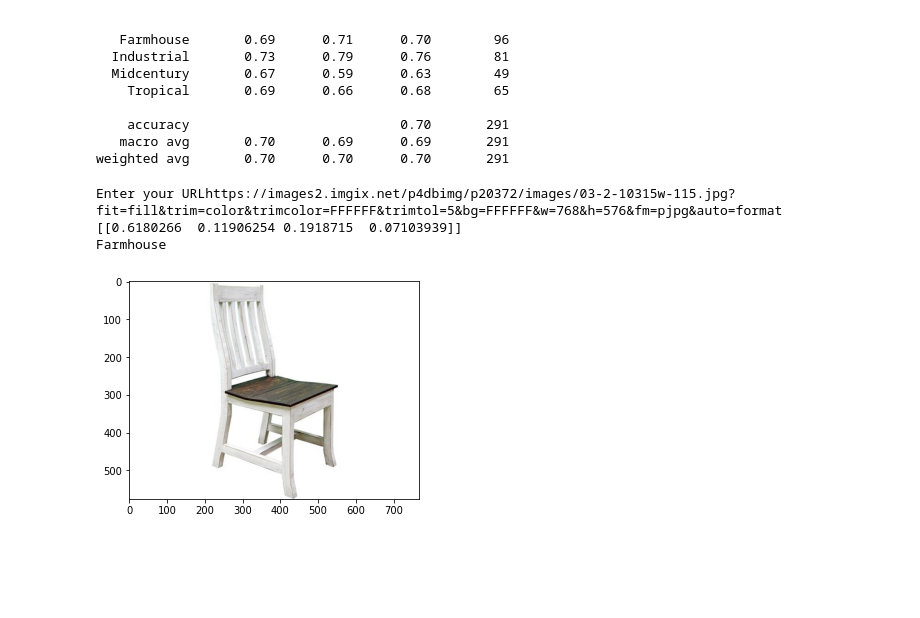
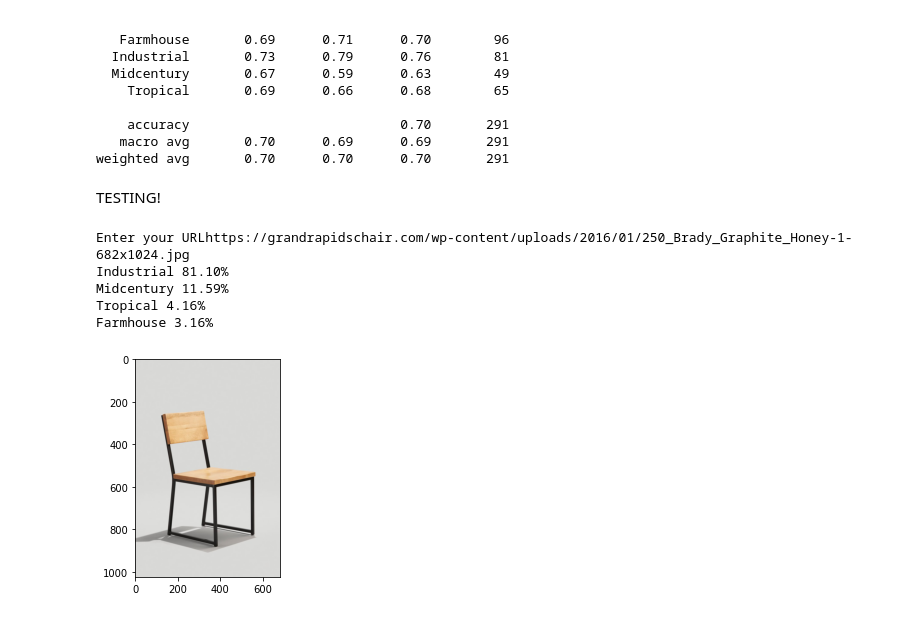
Before and after one commit to sid-thephysicskid/chair-style-classifier, a Jupyter notebook: Train_chair_style.ipynb, the cells around one changed output. Drawn from its saved outputs; the diff is of its cells as text; code cells hidden in the pictures; blank space fills up the shorter version.

```diff
--- a/Train_chair_style.ipynb
+++ b/Train_chair_style.ipynb
@@ -463,5 +471,7 @@ Classification Report
 weighted avg       0.70      0.70      0.70       291
 # %%
 model.save('/content/drive/My Drive/DS_projects/chair_classifier/model_chair_classifier_finetuned_v1.h5')
+# %% [markdown]
+TESTING!
 # %%
 #TEST
@@ -472,21 +488,26 @@ from skimage.transform import rescale, resize
 
 model_trained = load_model('/content/drive/My Drive/DS_projects/chair_classifier/model_chair_classifier_finetuned_v1.h5')
 # %%
+
 url = input('Enter your URL')
 img = imread(url)
 plt.imshow(img)
-# class_names = ["Farmhouse", "Industrial", "Midcentury","Tropical"]
+
 
 img_resized = resize(img,(224,224,3))
 img_batch = np.expand_dims(img_resized,axis=0)
 prediction_prob_array = model_trained.predict(img_batch)
-print(prediction_prob_array)
+prob_flat = prediction_prob_array.flatten()
+prob_index_ranked = prob_flat.argsort(axis=-1)[::-1]
+labels = ["Farmhouse", "Industrial", "Midcentury","Tropical"]
 
-max_prob_index = prediction_prob_array.argmax(axis=-1)
-prediction = labels[max_prob_index[0]]
-print(prediction)
+for i in range(len(prob_index_ranked)):
+  j = prob_index_ranked[i]
+  print (labels[j] , "%2.2f%%" %(prob_flat[j]*100))
 # %% [output]
-Enter your URLhttps://images2.imgix.net/p4dbimg/p20372/images/03-2-10315w-115.jpg?fit=fill&trim=color&trimcolor=FFFFFF&trimtol=5&bg=FFFFFF&w=768&h=576&fm=pjpg&auto=format
-[[0.6180266  0.11906254 0.1918715  0.07103939]]
-Farmhouse
+Enter your URLhttps://grandrapidschair.com/wp-content/uploads/2016/01/250_Brady_Graphite_Honey-1-682x1024.jpg
+Industrial 81.10%
+Midcentury 11.59%
+Tropical 4.16%
+Farmhouse 3.16%
-[figure, old version]
+[figure, new version]
```
Also changed, not shown: parts of 6 cells of this notebook.
